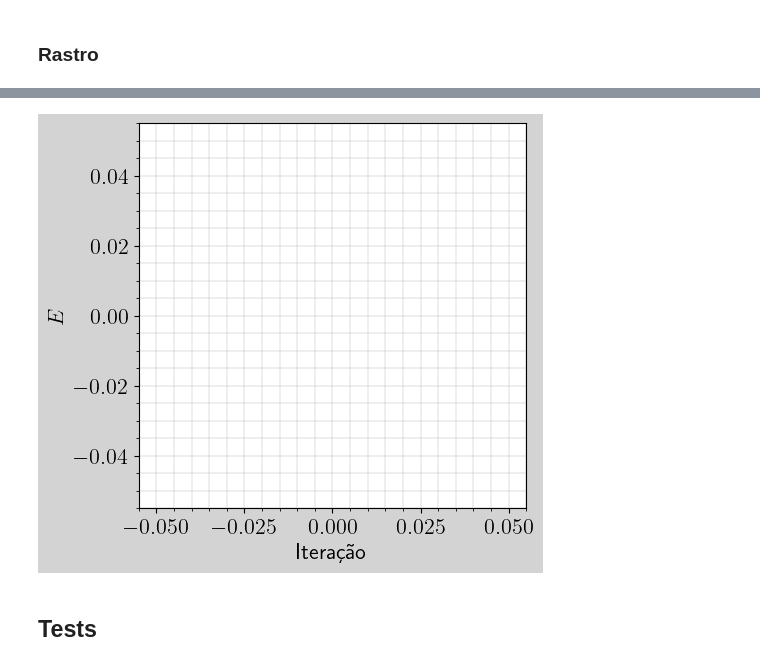
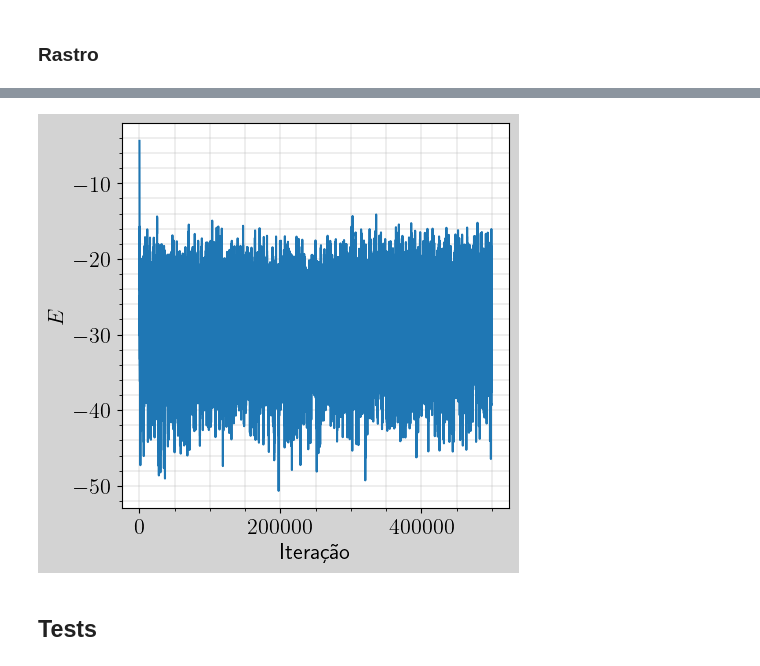
Before and after one commit to jeftersantiago/mec_estat_comp, a Jupyter notebook: projeto6/src/Projeto 6.ipynb, the cells around one changed output, grey strips where cells are left out. Saved outputs shown, nothing was run; the diff lists cells and outputs as text; code cells hidden in the pictures.

```diff
--- a/projeto6/src/Projeto 6.ipynb
+++ b/projeto6/src/Projeto 6.ipynb
@@ -380,31 +380,31 @@ plt.savefig(graphs_path+'tarefa-A/posicoes-finais.png', bbox_inches = 'tight')#
 # %%
-fname = "saidas/tarefa-A/energia-total.dat"
+fname = "saidas/tarefa-A/evolucao-energia.dat"
 data = np.loadtxt(fname)
 
 steps = data[:, 0]
 E = data[:, 1]
 
 fig , ax =  plt.subplots(1, 1, figsize=(5, 5), facecolor="lightgray")
 
 font = {
         'weight' : 'bold',
         'size'   : 16}
 plt.rc('text', usetex=True)
 plt.rc('text.latex', preamble=r'\usepackage{amsmath}')
 plt.rc('font', **font)
 
 
 plt.grid(which="major", linewidth=0.3)
 plt.grid(which="minor", linewidth=0.3)
 plt.minorticks_on()
 
 ax.plot(steps, E, label=f"$E = T + \\mathcal\\{'U'}$")
 
 ax.set_xlabel("Iteração")
 ax.set_ylabel(f"$E$")
 plt.show()
 # %% [output]
-[figure, old version]
+[figure, new version]
 # %% [markdown]
 ## Tests
 # %%
```
Also changed, not shown: parts of 5 cells of this notebook, 9 other files.
